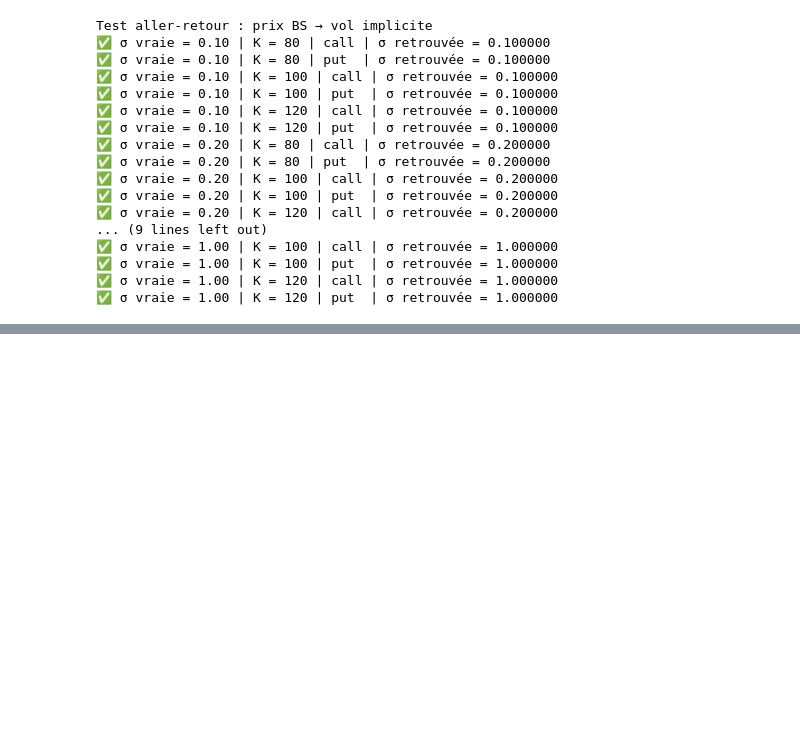
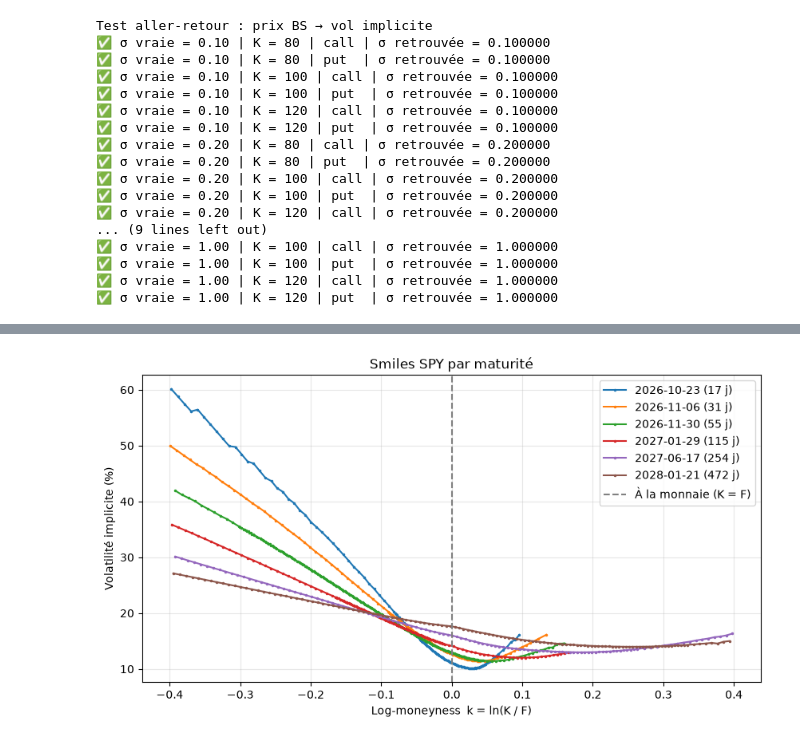
Before and after one commit to aymericriousse/options-vol-project, a Jupyter notebook: notebooks/02_market_data.ipynb, the cells around one changed output, grey strips where cells are left out. Saved outputs shown, nothing was run; the diff lists cells and outputs as text; code cells hidden in the pictures; blank space fills up the shorter version.

```diff
--- a/notebooks/02_market_data.ipynb
+++ b/notebooks/02_market_data.ipynb
@@ -98,0 +118,17 @@ expiry
+# %%
+fig, ax = plt.subplots(figsize=(10, 5))
+for days in [14, 30, 60, 120, 250, 500]:
+    exp = smiles.loc[(smiles["T"] - days / 365).abs().idxmin(), "expiry"]
+    s = smiles[(smiles["expiry"] == exp) & (smiles["k"].abs() < 0.4)]
+    ax.plot(s["k"], s["iv"] * 100, ".-", ms=3,
+            label=f"{pd.Timestamp(exp).date()} ({s['T'].iloc[0] * 365:.0f} j)")
+
+ax.axvline(0, color="grey", linestyle="--", label="À la monnaie (K = F)")
+ax.set_xlabel("Log-moneyness  k = ln(K / F)")
+ax.set_ylabel("Volatilité implicite (%)")
+ax.set_title("Smiles SPY par maturité")
+ax.legend()
+ax.grid(alpha=0.3)
+plt.show()
+# %% [output]
+[figure, added]
```
Also changed, not shown: parts of 4 cells of this notebook, 2 other files.
